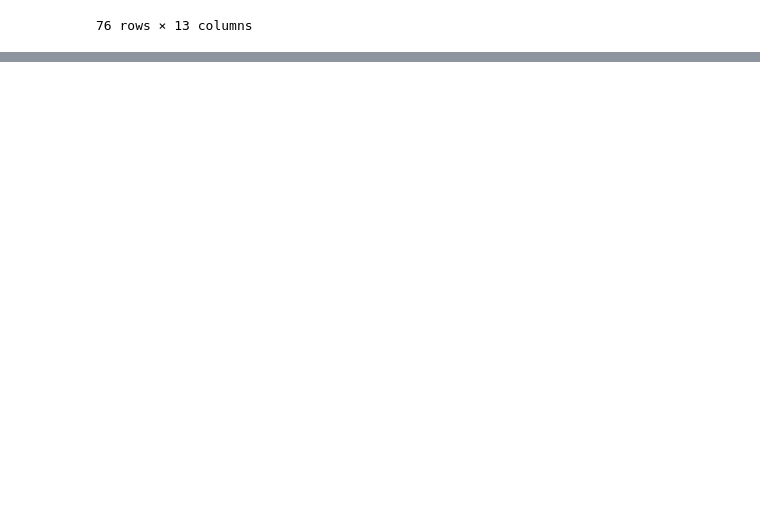
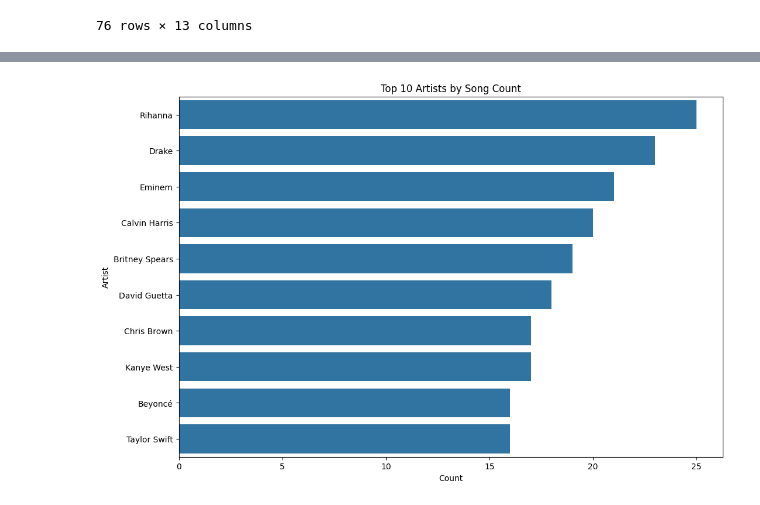
Before and after one commit to stevenfojas670/Spotify-ML-Project, a Jupyter notebook: Preprocessing.ipynb, the cells around one changed output, grey strips where cells are left out. Cells and saved outputs as stored; diff of their text form; code cells hidden in the pictures; blank space fills up the shorter version.

```diff
--- a/Preprocessing.ipynb
+++ b/Preprocessing.ipynb
@@ -174,0 +151,11 @@ plt.show()
+# %%
+# Visualizing the counts of each artist (top 10)
+plt.figure(figsize=(12, 8))
+top_artists = df_cat['artist'].value_counts().head(10).index
+sns.countplot(y='artist', data=df_cat[df_cat['artist'].isin(top_artists)], order=top_artists)
+plt.title('Top 10 Artists by Song Count')
+plt.xlabel('Count')
+plt.ylabel('Artist')
+plt.show()
+# %% [output]
+[figure, added]
```
Also changed, not shown: parts of 11 cells of this notebook.
